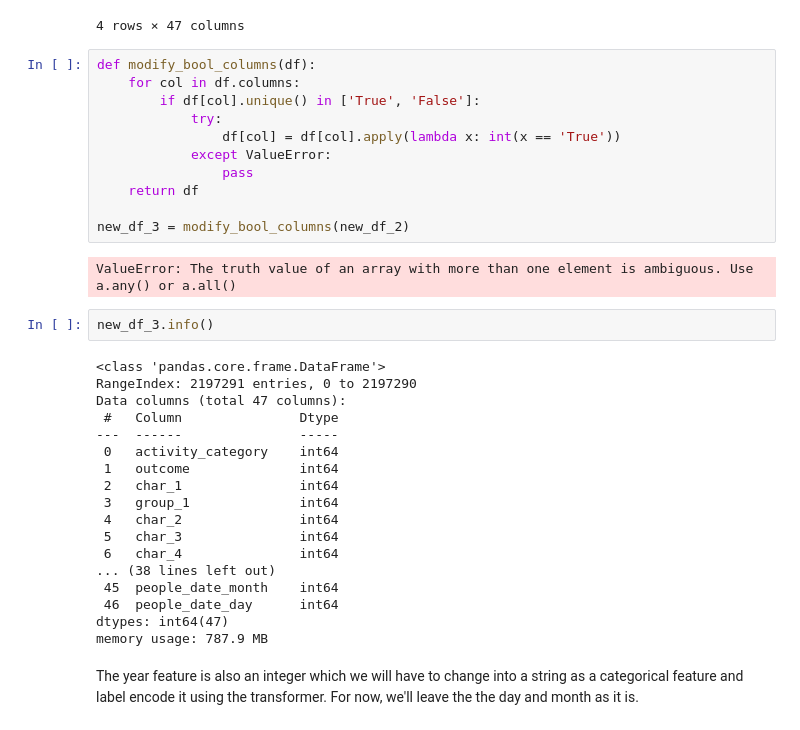
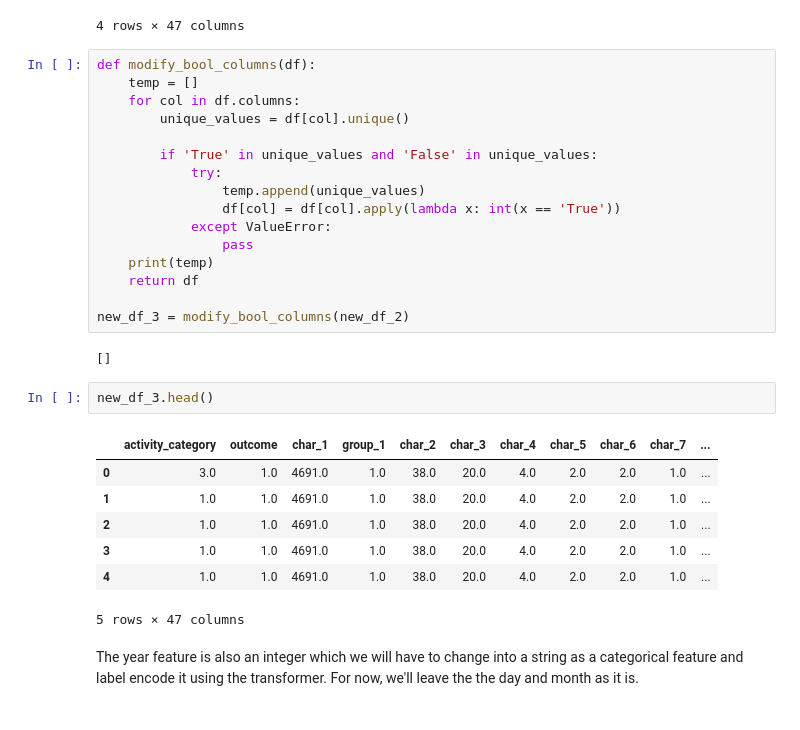
Before and after one commit to juliusmarkwei/Red-Hat-Business-Value, a Jupyter notebook: notebook/index.ipynb, the cells around one changed output. Drawn from its saved outputs; the diff is of its cells as text.

```diff
--- a/notebook/index.ipynb
+++ b/notebook/index.ipynb
@@ -314,37 +314,32 @@ new_df_2.sample(4, random_state=2023)
 4 rows × 47 columns
 # %%
 def modify_bool_columns(df):
+    temp = []
     for col in df.columns:
-        if df[col].unique() in ['True', 'False']:
+        unique_values = df[col].unique()
+
+        if 'True' in unique_values and 'False' in unique_values:
             try:
+                temp.append(unique_values)
                 df[col] = df[col].apply(lambda x: int(x == 'True'))
             except ValueError:
                 pass
+    print(temp)
     return df
 
 new_df_3 = modify_bool_columns(new_df_2)
 # %% [output]
-ValueError: The truth value of an array with more than one element is ambiguous. Use a.any() or a.all()
+[]
 # %%
-new_df_3.info()
+new_df_3.head()
 # %% [output]
+|  | activity_category | outcome | char_1 | group_1 | char_2 | char_3 | char_4 | char_5 | char_6 | char_7 | ... |
+| 0 | 3.0 | 1.0 | 4691.0 | 1.0 | 38.0 | 20.0 | 4.0 | 2.0 | 2.0 | 1.0 | ... |
+| 1 | 1.0 | 1.0 | 4691.0 | 1.0 | 38.0 | 20.0 | 4.0 | 2.0 | 2.0 | 1.0 | ... |
+| 2 | 1.0 | 1.0 | 4691.0 | 1.0 | 38.0 | 20.0 | 4.0 | 2.0 | 2.0 | 1.0 | ... |
+| 3 | 1.0 | 1.0 | 4691.0 | 1.0 | 38.0 | 20.0 | 4.0 | 2.0 | 2.0 | 1.0 | ... |
+| 4 | 1.0 | 1.0 | 4691.0 | 1.0 | 38.0 | 20.0 | 4.0 | 2.0 | 2.0 | 1.0 | ... |
-<class 'pandas.core.frame.DataFrame'>
-RangeIndex: 2197291 entries, 0 to 2197290
-Data columns (total 47 columns):
- #   Column               Dtype
----  ------               -----
- 0   activity_category    int64
- 1   outcome              int64
- 2   char_1               int64
- 3   group_1              int64
- 4   char_2               int64
- 5   char_3               int64
- 6   char_4               int64
-... (38 lines left out)
- 45  people_date_month    int64
- 46  people_date_day      int64
-dtypes: int64(47)
-memory usage: 787.9 MB
+5 rows × 47 columns
 # %% [markdown]
 <p>The year feature is also an integer which we will have to change into a string as a categorical feature and label encode it using the transformer. For now, we'll leave the the day and month as it is.</p>
 # %%
```
